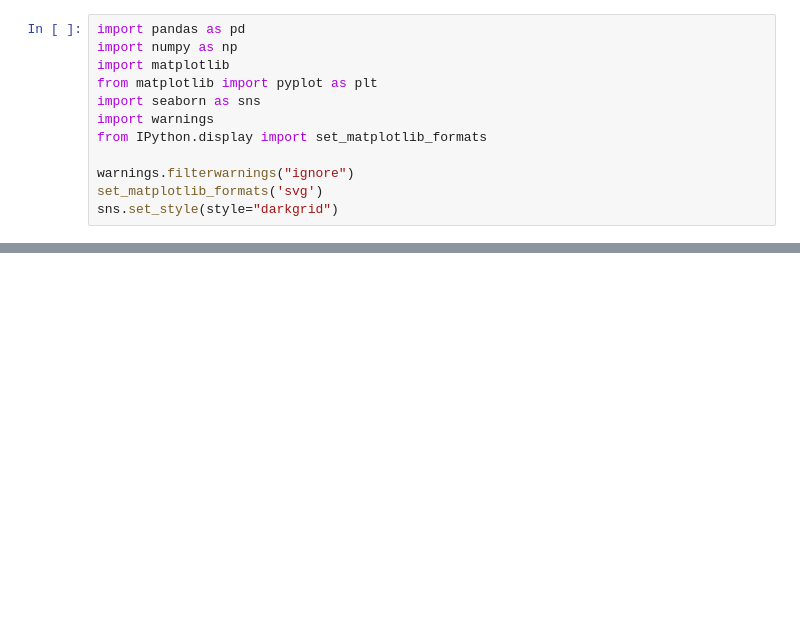
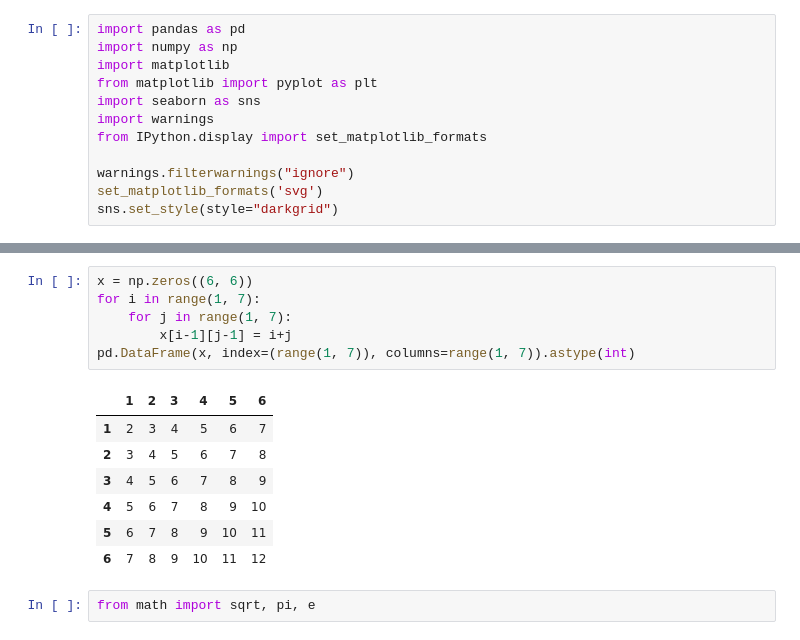
Before and after one commit to stawarzkrzysztof/data_mining_modeling, a Jupyter notebook: 8_Gaussian_Mixture_Models/zaj8.ipynb, the cells around one changed output, grey strips where cells are left out. Saved outputs shown, nothing was run; the diff lists cells and outputs as text; blank space fills up the shorter version.

```diff
--- a/8_Gaussian_Mixture_Models/zaj8.ipynb
+++ b/8_Gaussian_Mixture_Models/zaj8.ipynb
@@ -29,0 +92,16 @@ plt.show()
+# %%
+x = np.zeros((6, 6))
+for i in range(1, 7):
+    for j in range(1, 7):
+        x[i-1][j-1] = i+j
+pd.DataFrame(x, index=(range(1, 7)), columns=range(1, 7)).astype(int)
+# %% [output]
+|  | 1 | 2 | 3 | 4 | 5 | 6 |
+| 1 | 2 | 3 | 4 | 5 | 6 | 7 |
+| 2 | 3 | 4 | 5 | 6 | 7 | 8 |
+| 3 | 4 | 5 | 6 | 7 | 8 | 9 |
+| 4 | 5 | 6 | 7 | 8 | 9 | 10 |
+| 5 | 6 | 7 | 8 | 9 | 10 | 11 |
+| 6 | 7 | 8 | 9 | 10 | 11 | 12 |
+# %%
+from math import sqrt, pi, e
```
Also changed, not shown: parts of 14 cells of this notebook, 4 other files.
